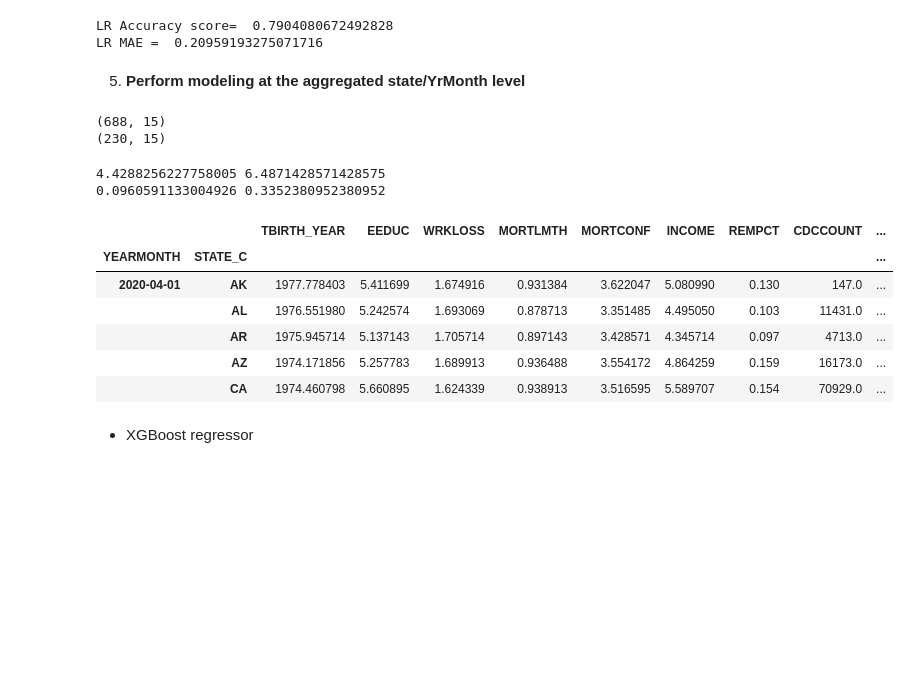
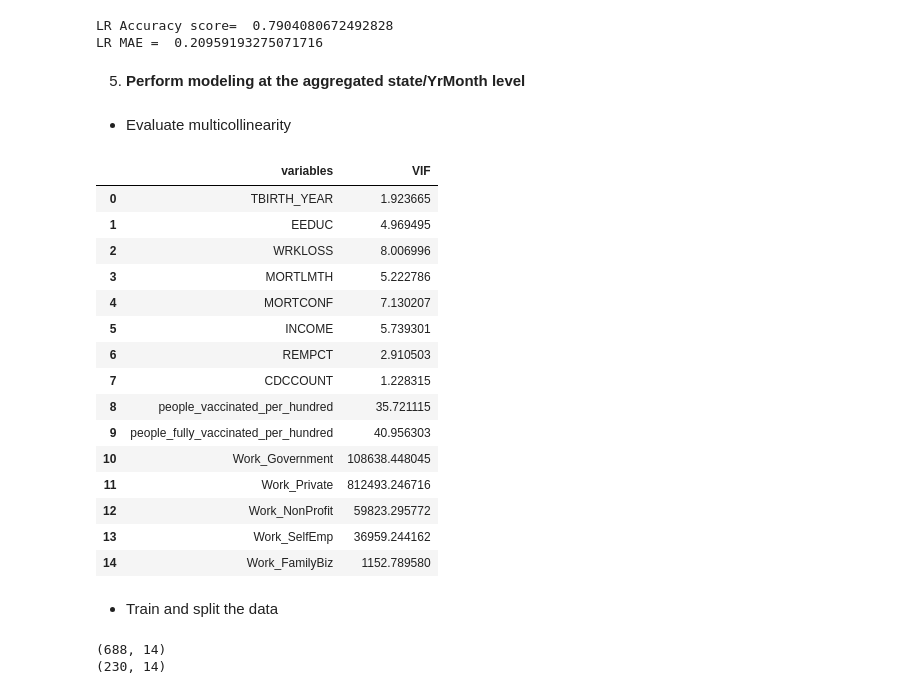
Before and after one commit to AyersAuthentic/dva_data_viz, a Jupyter notebook: models/Project_work.ipynb, the cells around one changed output. Cells and saved outputs as stored; diff of their text form; code cells hidden in the pictures; blank space fills up the shorter version.

```diff
--- a/models/Project_work.ipynb
+++ b/models/Project_work.ipynb
@@ -297,0 +295,17 @@ masterdf.drop(columns=['STATE_C','ANXWORRYDWN_NUM', 'YEARMONTH'],inplace=True)
+# %%
+x_sample=masterdf.sample(frac=0.00005, replace=False, random_state=1)
+
+def calc_vif(X):
+
+    # Calculating VIF
+    vif = pd.DataFrame()
+    vif["variables"] = X.columns
+    vif["VIF"] = [variance_inflation_factor(X.values, i) for i in range(X.shape[1])]
+
+    return(vif)
+
+X = masterdf.loc[:, masterdf.columns[~masterdf.columns.isin(['ANXWORRYDWN'])]]
+print(calc_vif(X))
+
+#X = masterdf.loc[:, masterdf.columns[~masterdf.columns.isin(['people_vaccinated_per_hundred','ANXWORRYDWN','Work_Private'])]]
+#calc_vif(X)
@@ -579,36 +621,52 @@ print('LR MAE = ', metrics.mean_absolute_error(mdf_knn_p, y_test))
 # %% [output]
 LR Accuracy score=  0.7904080672492828
 LR MAE =  0.20959193275071716
-# %% [markdown]
-5. **Perform modeling at the aggregated state/YrMonth level**
+# %% [markdown]
+5. **Perform modeling at the aggregated state/YrMonth level**
+# %% [markdown]
+* Evaluate multicollinearity
+# %%
+def calc_vif(X):
+
+    # Calculating VIF
+    vif = pd.DataFrame()
+    vif["variables"] = X.columns
+    vif["VIF"] = [variance_inflation_factor(X.values, i) for i in range(X.shape[1])]
+
+    return(vif)
+
+X = masterdfagg.loc[:, masterdfagg.columns[~masterdfagg.columns.isin(['ANXWORRYDWN','ANXWORRYDWN_NUM'])]]
+calc_vif(X)
+# %% [output]
+|  | variables | VIF |
+| 0 | TBIRTH_YEAR | 1.923665 |
+| 1 | EEDUC | 4.969495 |
+| 2 | WRKLOSS | 8.006996 |
+| 3 | MORTLMTH | 5.222786 |
+| 4 | MORTCONF | 7.130207 |
+| 5 | INCOME | 5.739301 |
+| 6 | REMPCT | 2.910503 |
+| 7 | CDCCOUNT | 1.228315 |
+| 8 | people_vaccinated_per_hundred | 35.721115 |
+| 9 | people_fully_vaccinated_per_hundred | 40.956303 |
+| 10 | Work_Government | 108638.448045 |
+| 11 | Work_Private | 812493.246716 |
+| 12 | Work_NonProfit | 59823.295772 |
+| 13 | Work_SelfEmp | 36959.244162 |
+| 14 | Work_FamilyBiz | 1152.789580 |
+# %% [markdown]
+* Train and split the data
 # %%
-#masterdfgrp=masterdf.groupby(['YEARMONTH','STATE_C'])
 masterdfagg.head()
 masterdfagg.shape
 
 X_trainagg, X_testagg, y_trainagg, y_testagg = train_test_split(
-    masterdfagg.loc[:, masterdfagg.columns[~masterdfagg.columns.isin(['ANXWORRYDWN','ANXWORRYDWN_NUM'])]],
+    masterdfagg.loc[:, masterdfagg.columns[~masterdfagg.columns.isin(['ANXWORRYDWN','ANXWORRYDWN_NUM','Work_Private'])]],
     masterdfagg['ANXWORRYDWN_NUM'],
     test_size=0.25, random_state=42)
 
 print(X_trainagg.shape)
 print(X_testagg.shape)
 # %% [output]
-(688, 15)
-(230, 15)
+(688, 14)
+(230, 14)
-# %%
-print(masterdfagg['ANXWORRYDWN_NUM'].min(), masterdfagg['ANXWORRYDWN_NUM'].max())
-print(masterdfagg['ANXWORRYDWN'].min(), masterdfagg['ANXWORRYDWN'].max())
-masterdfagg.head()
-# %% [output]
-4.4288256227758005 6.4871428571428575
-0.0960591133004926 0.3352380952380952
-|  |  | TBIRTH_YEAR | EEDUC | WRKLOSS | MORTLMTH | MORTCONF | INCOME | REMPCT | CDCCOUNT | ... |
-| YEARMONTH | STATE_C |  |  |  |  |  |  |  |  | ... |
-| 2020-04-01 | AK | 1977.778403 | 5.411699 | 1.674916 | 0.931384 | 3.622047 | 5.080990 | 0.130 | 147.0 | ... |
-|  | AL | 1976.551980 | 5.242574 | 1.693069 | 0.878713 | 3.351485 | 4.495050 | 0.103 | 11431.0 | ... |
-|  | AR | 1975.945714 | 5.137143 | 1.705714 | 0.897143 | 3.428571 | 4.345714 | 0.097 | 4713.0 | ... |
-|  | AZ | 1974.171856 | 5.257783 | 1.689913 | 0.936488 | 3.554172 | 4.864259 | 0.159 | 16173.0 | ... |
-|  | CA | 1974.460798 | 5.660895 | 1.624339 | 0.938913 | 3.516595 | 5.589707 | 0.154 | 70929.0 | ... |
-# %% [markdown]
-* XGBoost regressor
```
Also changed, not shown: parts of 39 cells of this notebook.
